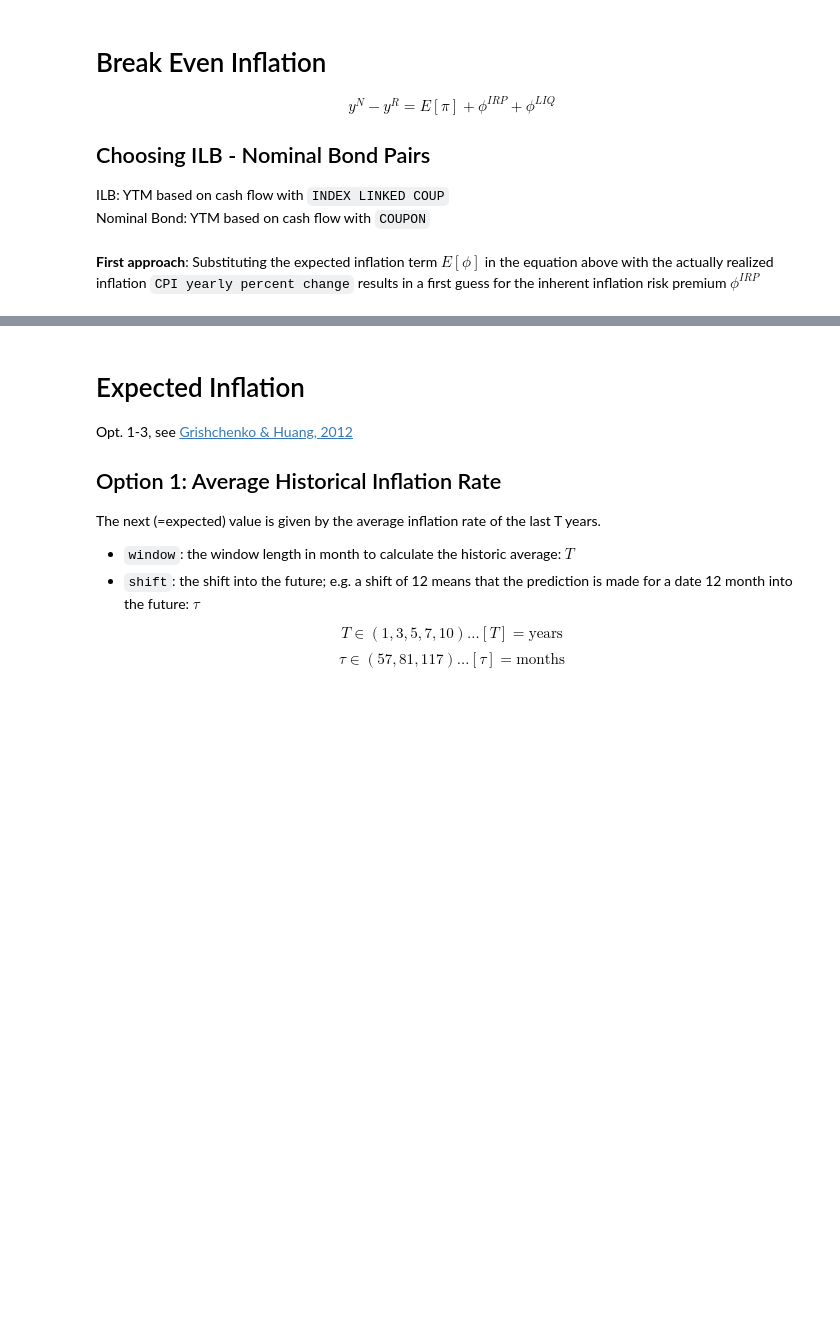
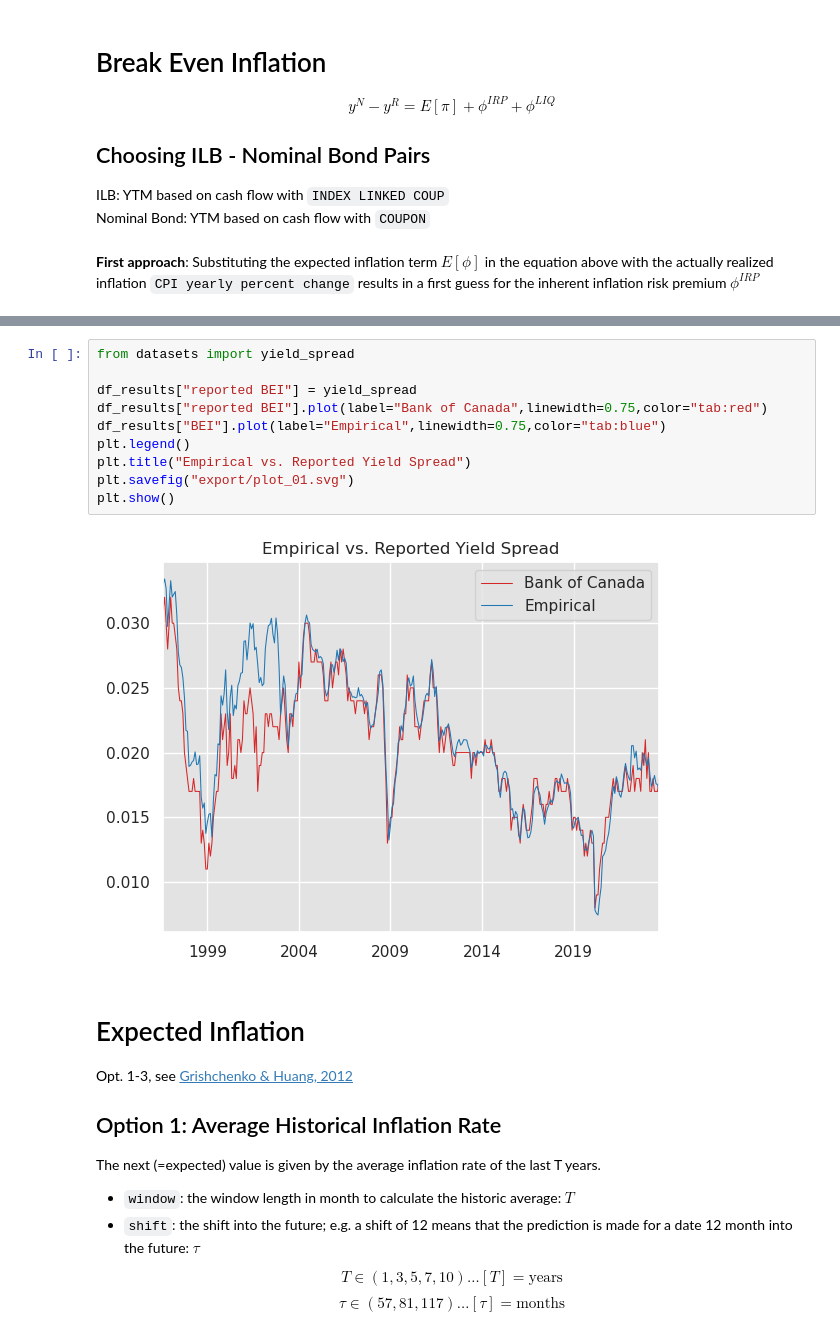
Before and after one commit to marcussteinbacher/fm_se, a Jupyter notebook: fm_se.ipynb, the cells around one changed output, grey strips where cells are left out. Drawn from its saved outputs; the diff is of its cells as text; blank space fills up the shorter version.

```diff
--- a/fm_se.ipynb
+++ b/fm_se.ipynb
@@ -932,3 +976,15 @@ TODO: Aggregate averge yields in classes, e.g. 3y, 5y, 10y etc. -> AVERAGING? ||
+# %%
+from datasets import yield_spread
+
+df_results["reported BEI"] = yield_spread
+df_results["reported BEI"].plot(label="Bank of Canada",linewidth=0.75,color="tab:red")
+df_results["BEI"].plot(label="Empirical",linewidth=0.75,color="tab:blue")
+plt.legend()
+plt.title("Empirical vs. Reported Yield Spread")
+plt.savefig("export/plot_01.svg")
+plt.show()
+# %% [output]
+[figure, added]
 # %% [markdown]
 # Expected Inflation
 Opt. 1-3, see [Grishchenko & Huang, 2012](https://papers.ssrn.com/sol3/papers.cfm?abstract_id=2027101) <br>
```
Also changed, not shown: parts of 28 cells of this notebook, 9 other files.
